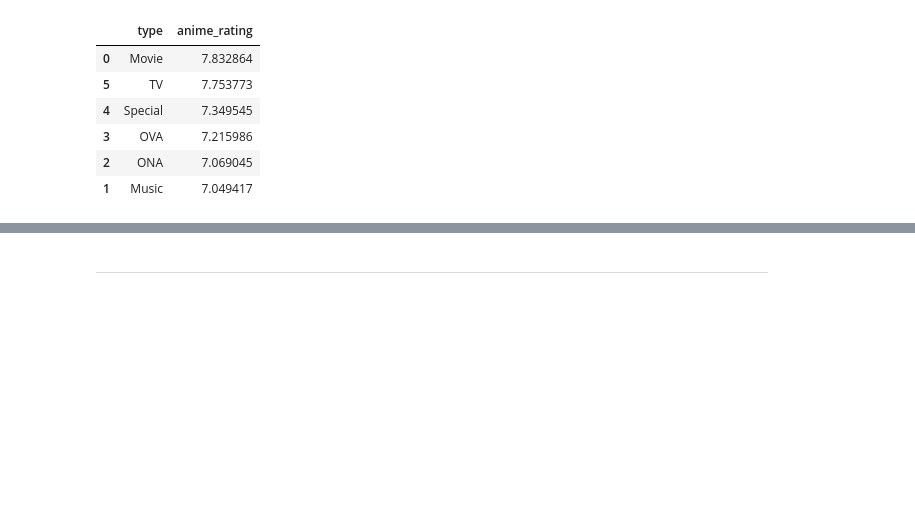
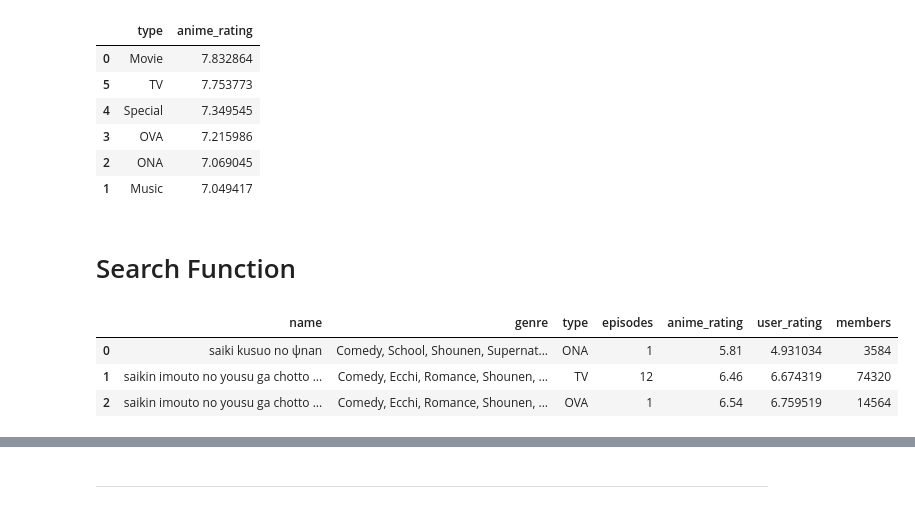
Before and after one commit to encore-SKN11/ML-8Team, a Jupyter notebook: anime.ipynb, the cells around one changed output, grey strips where cells are left out. Cells and saved outputs as stored; diff of their text form; code cells hidden in the pictures; blank space fills up the shorter version.

```diff
--- a/anime.ipynb
+++ b/anime.ipynb
@@ -575,3 +588,33 @@ popularity_recommender_a(df, selected_features)
 | 3 | OVA | 7.215986 |
 | 2 | ONA | 7.069045 |
 | 1 | Music | 7.049417 |
+# %% [markdown]
+# Search Function
+# %%
+def search_anime(anime_name):
+    """
+    애니 이름에 특정 단어가 포함된 모든 애니 검색
+    """
+    filtered_anime = df[df["name"].str.contains(anime_name, case=False, na=False)]
+
+    if filtered_anime.empty:
+        return f"'{anime_name}'을 포함하는 애니를 찾을 수 없습니다."
+
+    # "anime_rating" 중복 제거 & "user_rating" 평균 처리
+    filtered_anime = filtered_anime.groupby("name", as_index=False).agg({
+        "genre": "first",  # 첫 번째 값 사용
+        "type": "first",  # 첫 번째 값 사용
+        "episodes": "first",  # 첫 번째 값 사용
+        "anime_rating": "first",  # 중복 제거 (첫 번째 값 선택)
+        "user_rating": "mean",  # 중복된 경우 평균 계산
+        "members": "first",  # 첫 번째 값 사용
+    })
+
+    return filtered_anime[["name", "genre", "type", "episodes", "anime_rating", "user_rating", "members"]]
+# %%
+search_anime('saiki')
+# %% [output]
+|  | name | genre | type | episodes | anime_rating | user_rating | members |
+| 0 | saiki kusuo no ψnan | Comedy, School, Shounen, Supernat... | ONA | 1 | 5.81 | 4.931034 | 3584 |
+| 1 | saikin imouto no yousu ga chotto ... | Comedy, Ecchi, Romance, Shounen, ... | TV | 12 | 6.46 | 6.674319 | 74320 |
+| 2 | saikin imouto no yousu ga chotto ... | Comedy, Ecchi, Romance, Shounen, ... | OVA | 1 | 6.54 | 6.759519 | 14564 |
```
Also changed, not shown: parts of 51 cells of this notebook.
